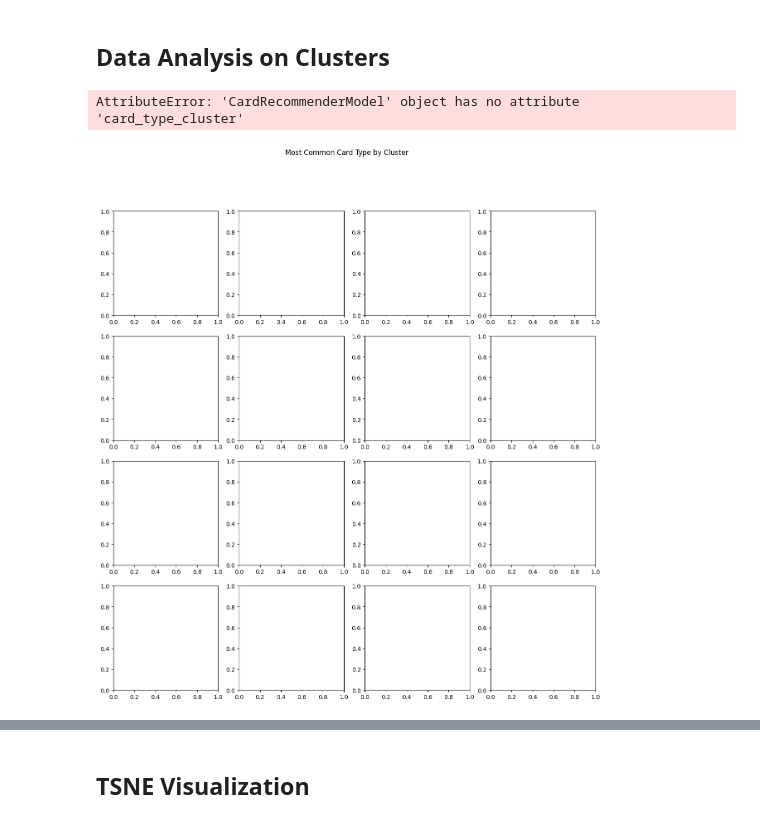
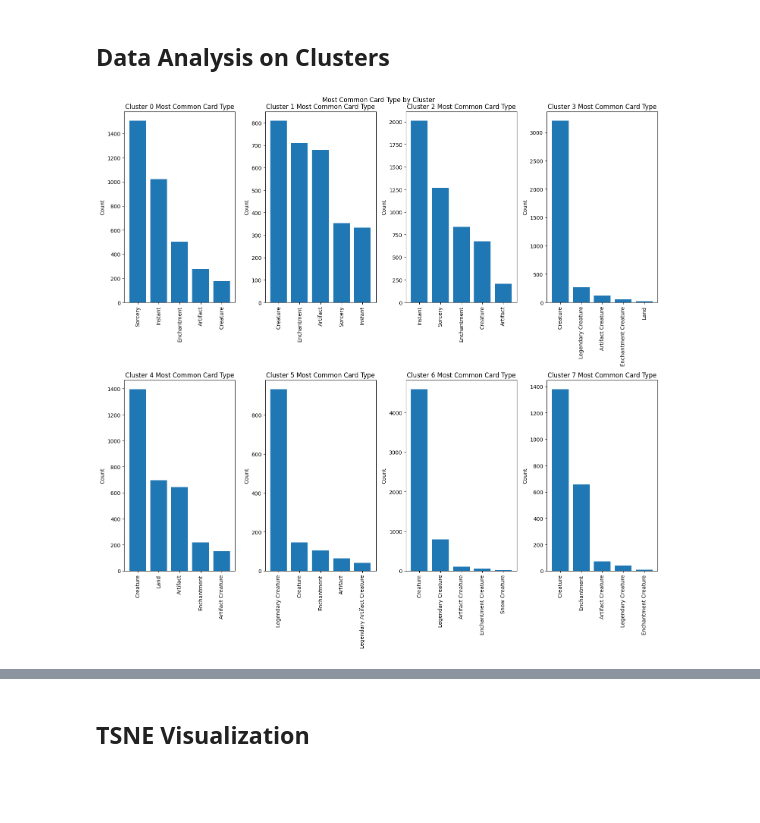
Before and after one commit to blh119/MTG_Scryfall_App, a Jupyter notebook: Card Recommeder Notebook.ipynb, the cells around one changed output, grey strips where cells are left out. Drawn from its saved outputs; the diff is of its cells as text; code cells hidden in the pictures; blank space fills up the shorter version.

```diff
--- a/Card Recommeder Notebook.ipynb
+++ b/Card Recommeder Notebook.ipynb
@@ -312,6 +312,11 @@ class MTGDataProcessor:
         df_clean["card_type"] = df_clean["card_type"].str.strip()
         df_clean["card_subtype"] = df_clean["card_subtype"].str.strip()
 
+        card_subtype_na_mask = df_clean["card_subtype"].isna()
+
+        # fill na card_subtype with the main card_type
+        df_clean["card_subtype"] = df_clean["card_subtype"].fillna(df_clean.loc[card_subtype_na_mask, "card_type"])
+
         self.df = df_clean
 
     def create_keyword_string(self):
@@ -937,8 +975,7 @@ card_training_model.train_models()
 ## Data Analysis on Clusters
 # %%
 card_training_model.analyze_clusters()
-card_training_model.plot_card_type_cluster()
+card_training_model.plot_card_type_clusters()
 # %% [output]
-AttributeError: 'CardRecommenderModel' object has no attribute 'card_type_cluster'
-[figure, old version]
+[figure, new version]
 # %%
```
Also changed, not shown: parts of 24 cells of this notebook.
